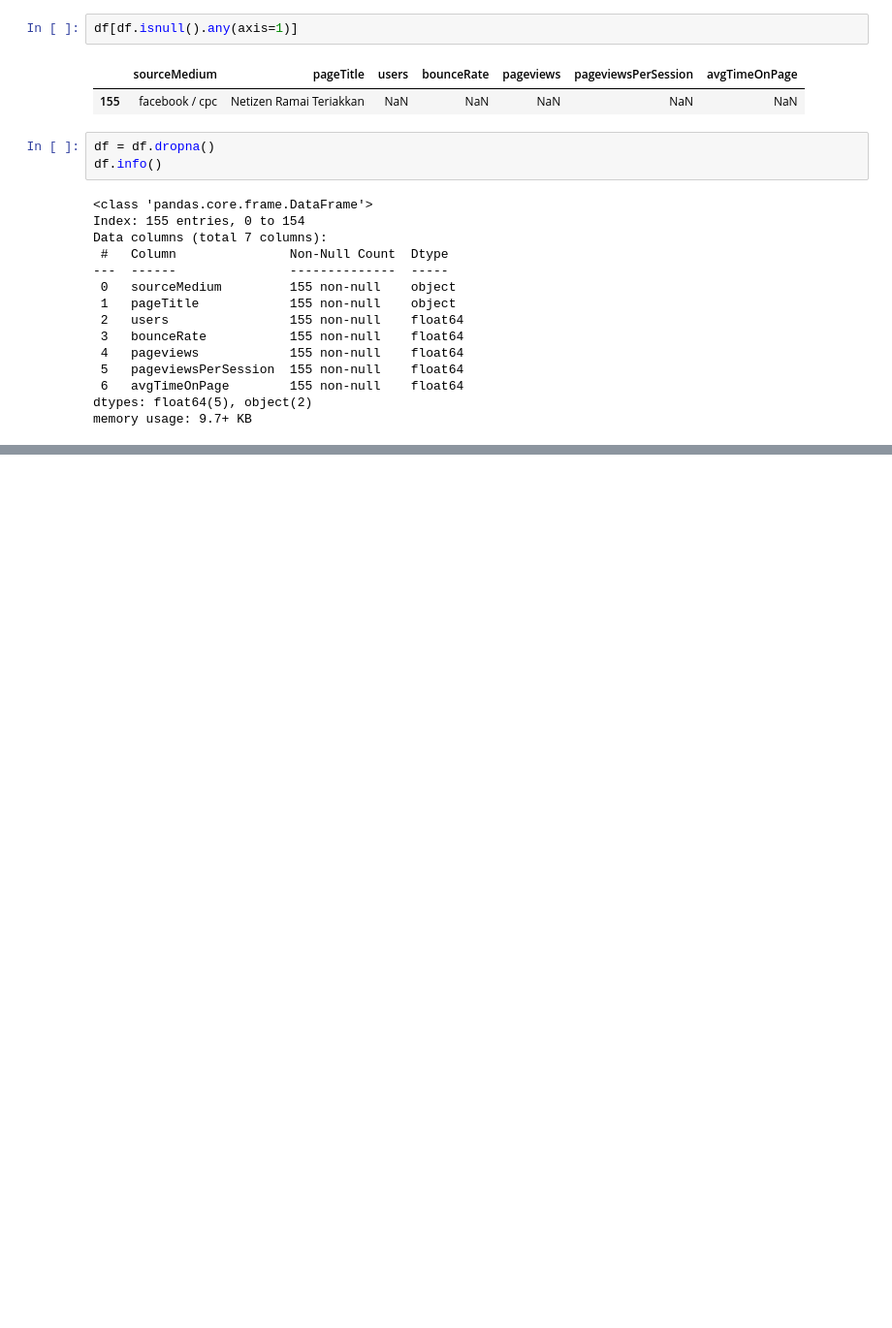
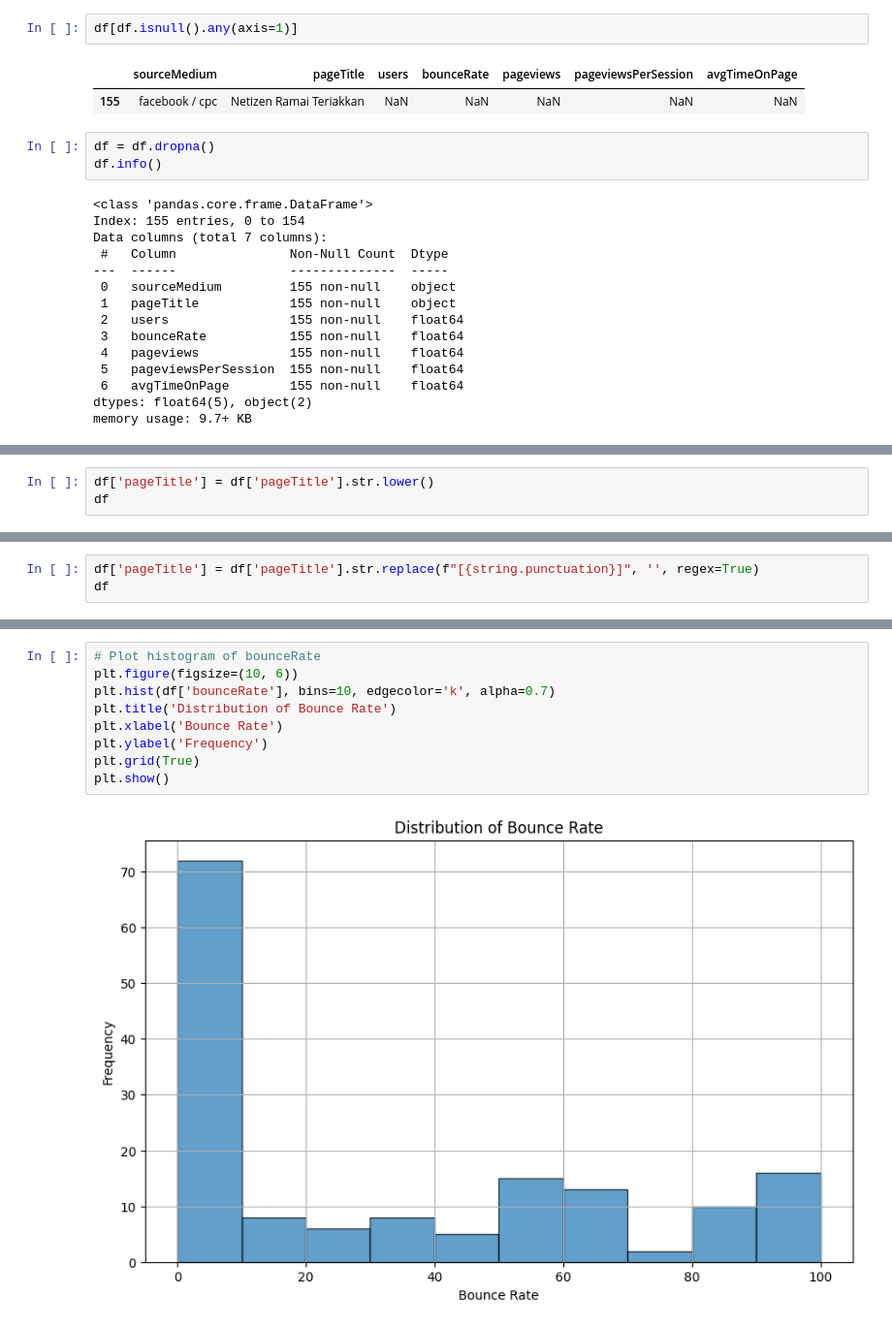
Before and after one commit to xylamaharani/LDA-TopicAnalysis-Detik.com, a Jupyter notebook: analisis.ipynb, the cells around one changed output, grey strips where cells are left out. Shown at 97% size. Saved outputs shown, nothing was run; the diff lists cells and outputs as text; blank space fills up the shorter version.

```diff
--- a/analisis.ipynb
+++ b/analisis.ipynb
@@ -123,0 +147,3 @@ memory usage: 9.7+ KB
+# %%
+df['pageTitle'] = df['pageTitle'].str.lower()
+df
@@ -123,0 +171,3 @@ memory usage: 9.7+ KB
+# %%
+df['pageTitle'] = df['pageTitle'].str.replace(f"[{string.punctuation}]", '', regex=True)
+df
@@ -123,0 +305,11 @@ memory usage: 9.7+ KB
+# %%
+# Plot histogram of bounceRate
+plt.figure(figsize=(10, 6))
+plt.hist(df['bounceRate'], bins=10, edgecolor='k', alpha=0.7)
+plt.title('Distribution of Bounce Rate')
+plt.xlabel('Bounce Rate')
+plt.ylabel('Frequency')
+plt.grid(True)
+plt.show()
+# %% [output]
+[figure, added]
```
Also changed, not shown: parts of 31 cells of this notebook, 1 other file.
